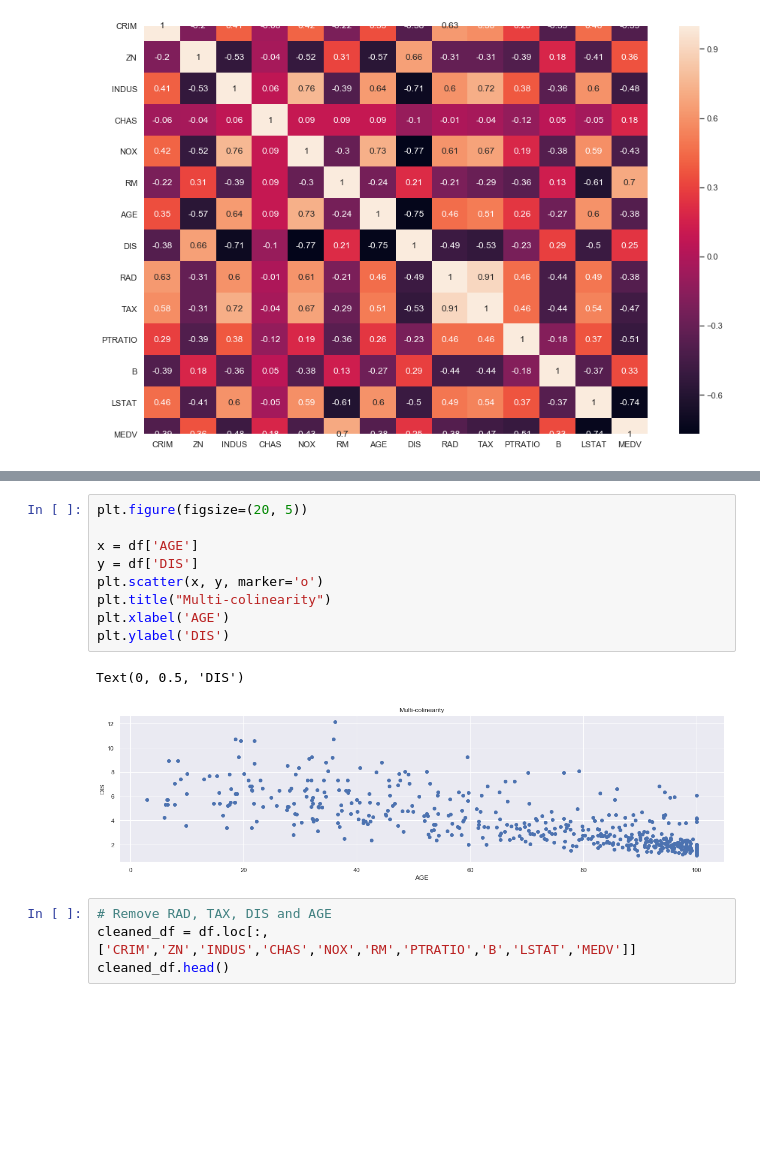
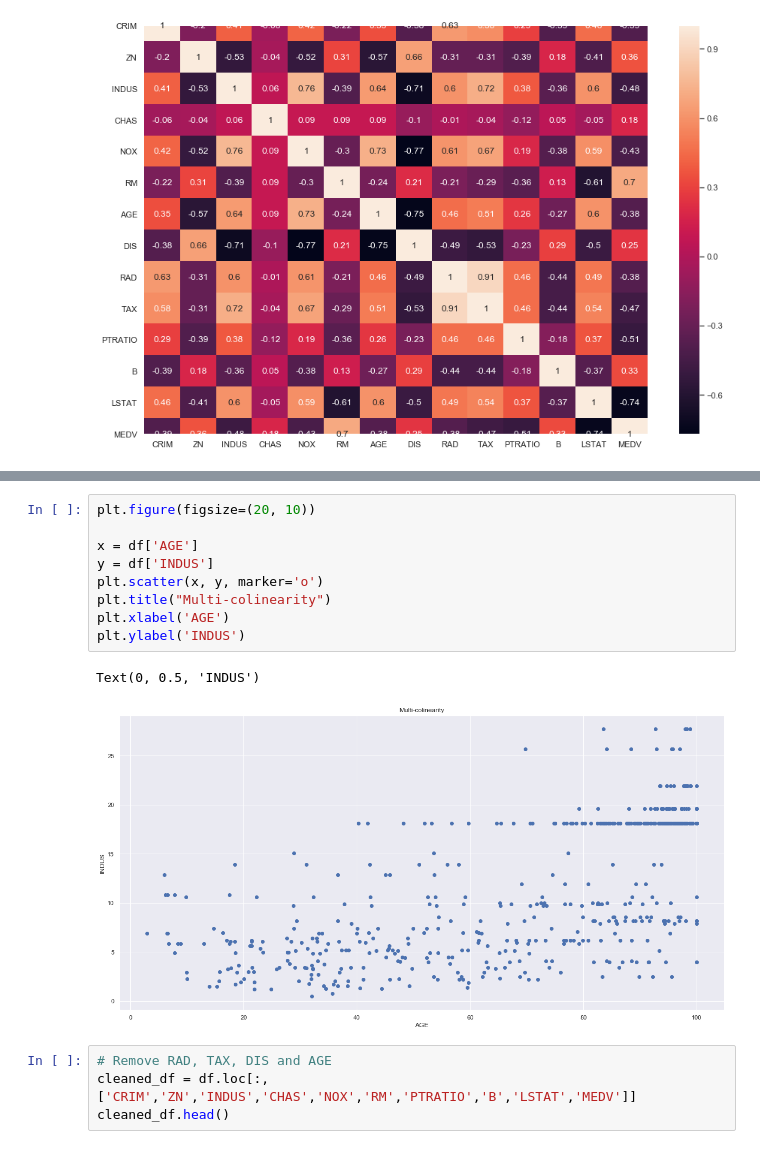
Before and after one commit to SimonMcLain/ML-Statistics-Project-2019-G00364775, a Jupyter notebook: Project.ipynb, the cells around one changed output, grey strips where cells are left out. Saved outputs shown, nothing was run; the diff lists cells and outputs as text; blank space fills up the shorter version.

```diff
--- a/Project.ipynb
+++ b/Project.ipynb
@@ -118,15 +112,15 @@ Text(0, 0.5, 'RAD')
 # %%
-plt.figure(figsize=(20, 5))
+plt.figure(figsize=(20, 10))
 
 x = df['AGE']
-y = df['DIS']
+y = df['INDUS']
 plt.scatter(x, y, marker='o')
 plt.title("Multi-colinearity")
 plt.xlabel('AGE')
-plt.ylabel('DIS')
+plt.ylabel('INDUS')
 # %% [output]
-Text(0, 0.5, 'DIS')
+Text(0, 0.5, 'INDUS')
-[figure, old version]
+[figure, new version]
 # %%
 # Remove RAD, TAX, DIS and AGE
 cleaned_df = df.loc[:,['CRIM','ZN','INDUS','CHAS','NOX','RM','PTRATIO','B','LSTAT','MEDV']]
```
Also changed, not shown: parts of 4 cells of this notebook, 2 other files.
